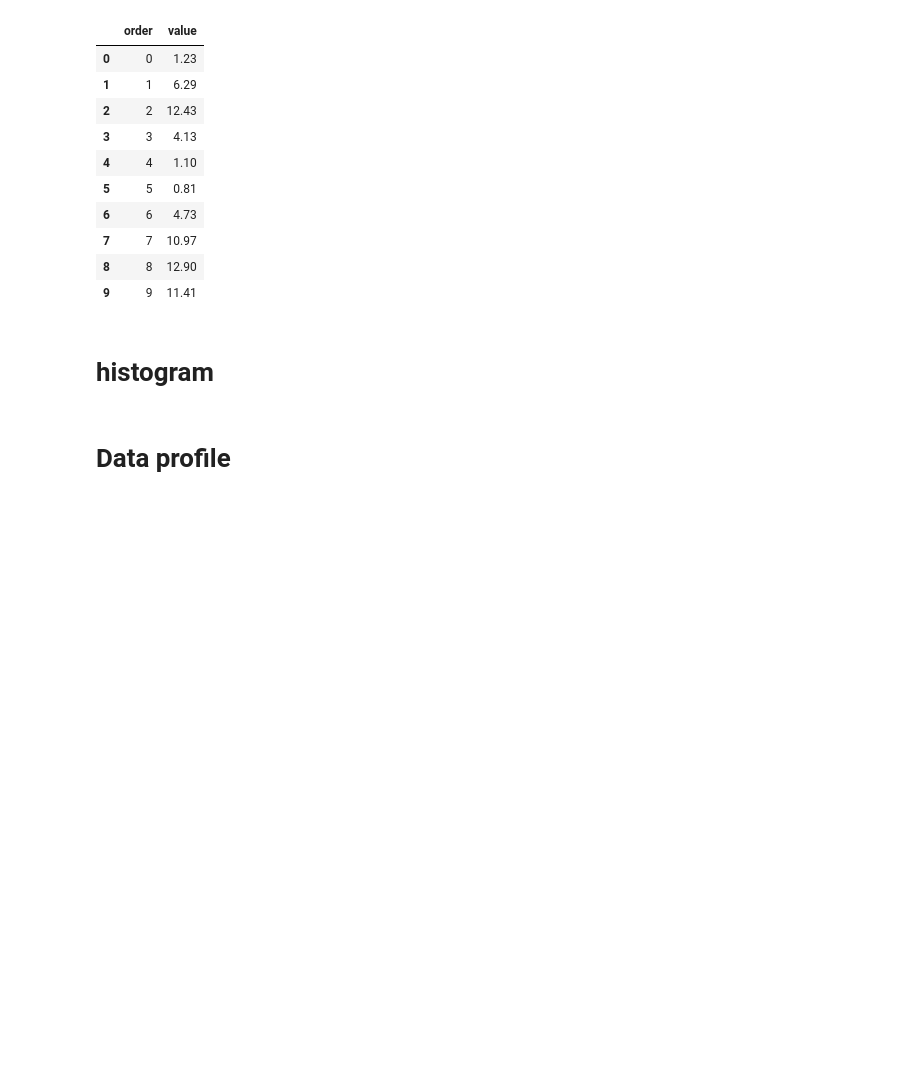
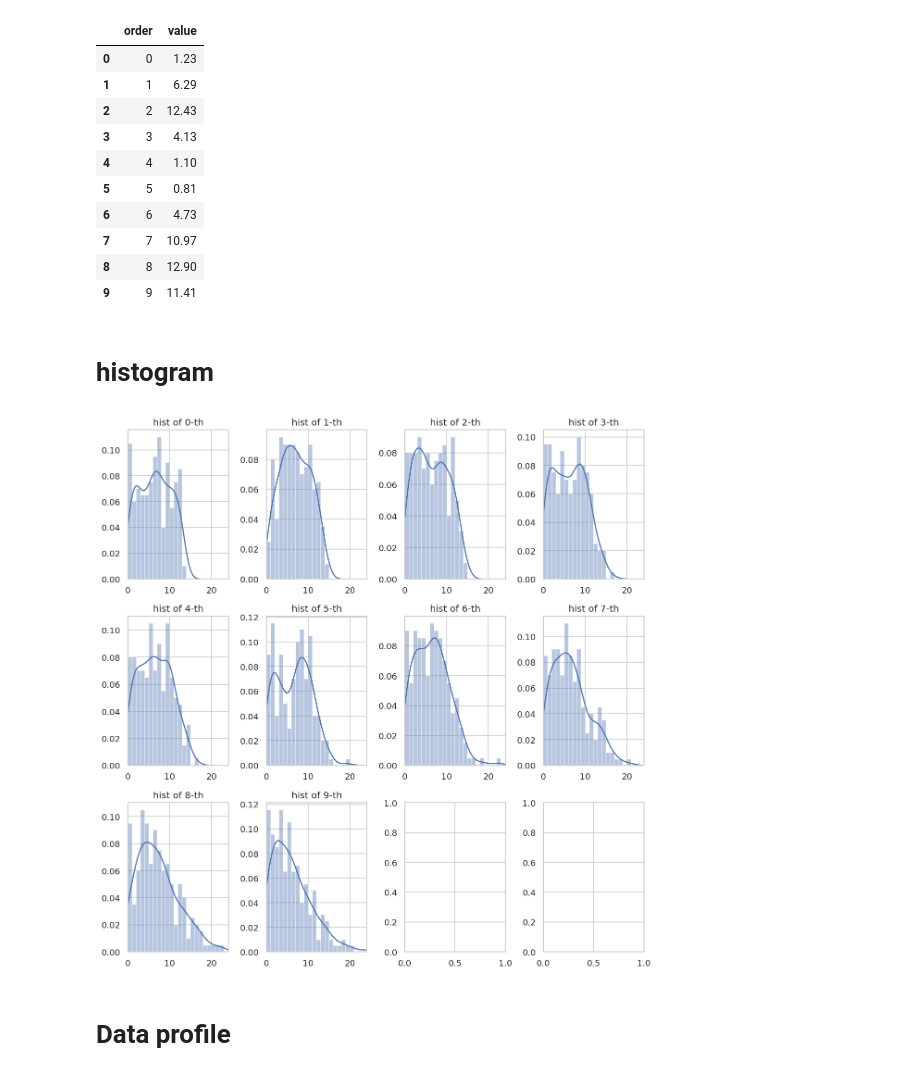
Before and after one commit to tjysdsg/wechat-red-bag, a Jupyter notebook: eda.ipynb, the cells around one changed output. Cells and saved outputs as stored; diff of their text form; code cells hidden in the pictures; blank space fills up the shorter version.

```diff
--- a/eda.ipynb
+++ b/eda.ipynb
@@ -56,23 +56,25 @@ np.savetxt('trials.csv', data.values)
 # %% [markdown]
 # histogram
 # %%
-def plot_hist_for_players(data: pd.DataFrame):
+def plot_hist_for_players(data1, bin_size: float = 1.0):
     fig, axs = plt.subplots(3, 4)
     fig.set_size_inches(10.24, 10.24)
     axs = axs.flat
-    xlim = np.max(data.values)
-    histogram = [np.histogram(data.iloc[i,].values) for i in range(10)]
-    hist = [h[0] for h in histogram]
-    bins = [h[1] for h in histogram]
-    ylim = np.max(hist)
+    xlim = np.max(data1.money)
+    bins = np.arange(0.0, xlim + 0.1, step=bin_size)
     for i in range(10):
-        axs[i].hist(data.iloc[i,], bins=bins[0])
+        _data1 = data1[data1.order == i].money.values
+        sns.distplot(_data1, bins=bins, label="true data", ax=axs[i])
         axs[i].set_title('hist of {}-th'.format(i))
         axs[i].set_xlim([0, xlim])
-        axs[i].set_ylim([0, ylim])
+    # axs[0].legend()
+    fig.tight_layout()
+    plt.savefig("distribution-true.png")
     plt.show()
 
-# plot_hist_for_players(data)
+plot_hist_for_players(data_df)
+# %% [output]
+[figure, added]
 # %% [markdown]
 # Data profile
 # %%
```
Also changed, not shown: parts of 3 cells of this notebook, 40 other files.
